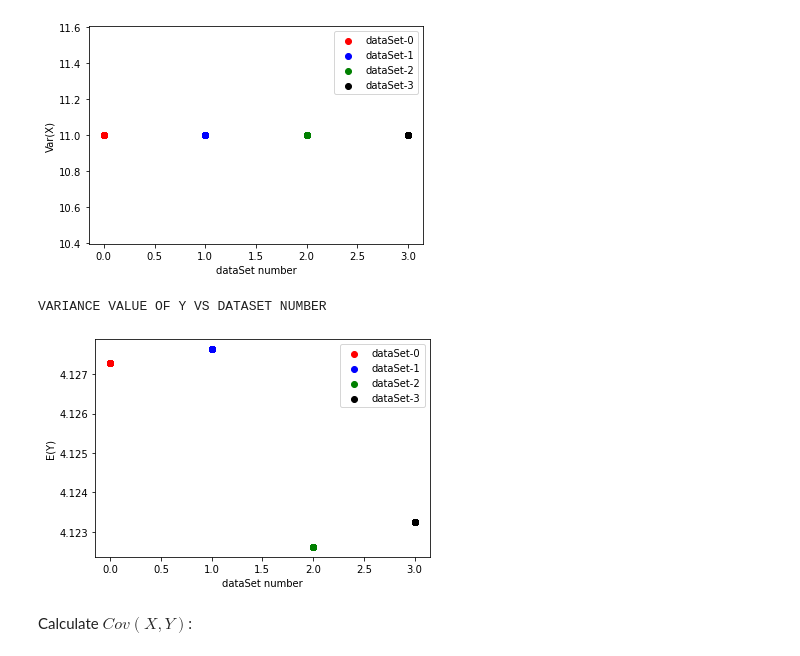
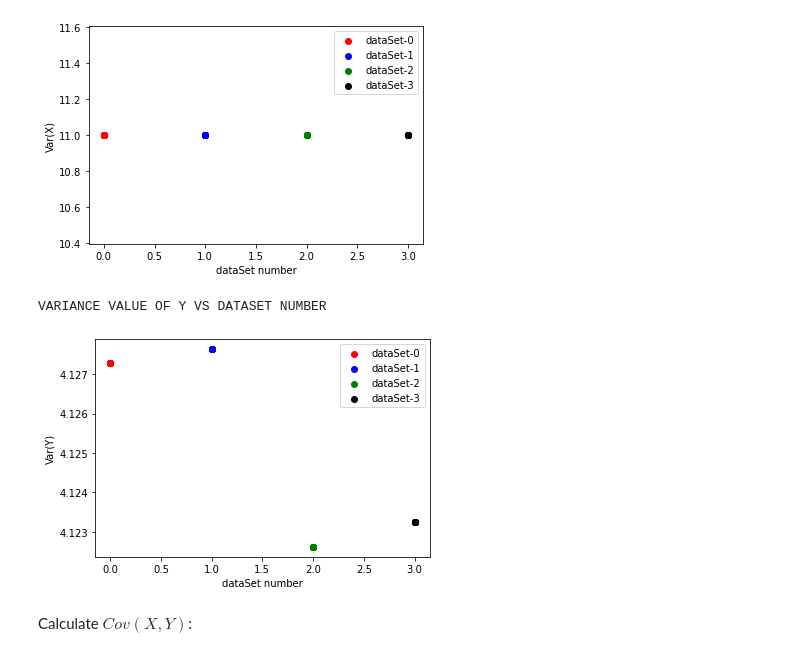
Before and after one commit to kmiec96/Modern-data-science, a Jupyter notebook: ML_2021_set4.ipynb, the cells around one changed output. Saved outputs shown, nothing was run; the diff lists cells and outputs as text; code cells hidden in the pictures.

```diff
--- a/ML_2021_set4.ipynb
+++ b/ML_2021_set4.ipynb
@@ -332,22 +319,22 @@ VARIANCE VALUE OF X VS DATASET NUMBER
 # %%
 data1 = data[data['dataSet']==0]
 data2 = data[data['dataSet']==1]
 data3 = data[data['dataSet']==2]
 data4 = data[data['dataSet']==3]
 
 print("VARIANCE VALUE OF Y VS DATASET NUMBER")
 plt.scatter(np.ones(data1["y"].size)*0, np.array(np.dot(data1["y"].var(),np.ones(data1["y"].size))), label="dataSet-0", color = "red")
 plt.scatter(np.ones(data2["y"].size)*1, np.array(np.dot(data2["y"].var(),np.ones(data2["y"].size))), label="dataSet-1", color = "blue")
 plt.scatter(np.ones(data3["y"].size)*2, np.array(np.dot(data3["y"].var(),np.ones(data3["y"].size))), label="dataSet-2", color = "green")
 plt.scatter(np.ones(data4["y"].size)*3, np.array(np.dot(data4["y"].var(),np.ones(data4["y"].size))), label="dataSet-3", color = "black")
 
 plt.xlabel("dataSet number")
-plt.ylabel("E(Y)")
+plt.ylabel("Var(Y)")
 plt.legend()
 plt.show()
 # %% [output]
 VARIANCE VALUE OF Y VS DATASET NUMBER
-[figure, old version]
+[figure, new version]
 # %% [markdown]
 Calculate $Cov(X,Y)$:
 # %%
```
Also changed, not shown: parts of 5 cells of this notebook.
